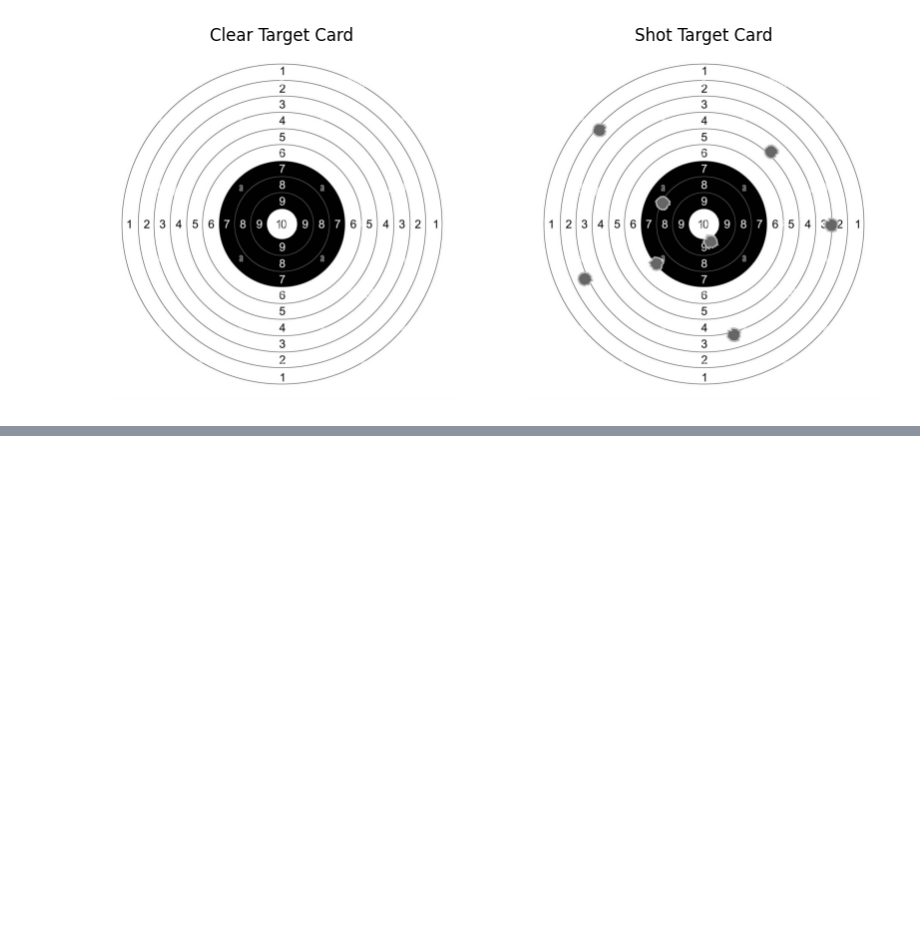
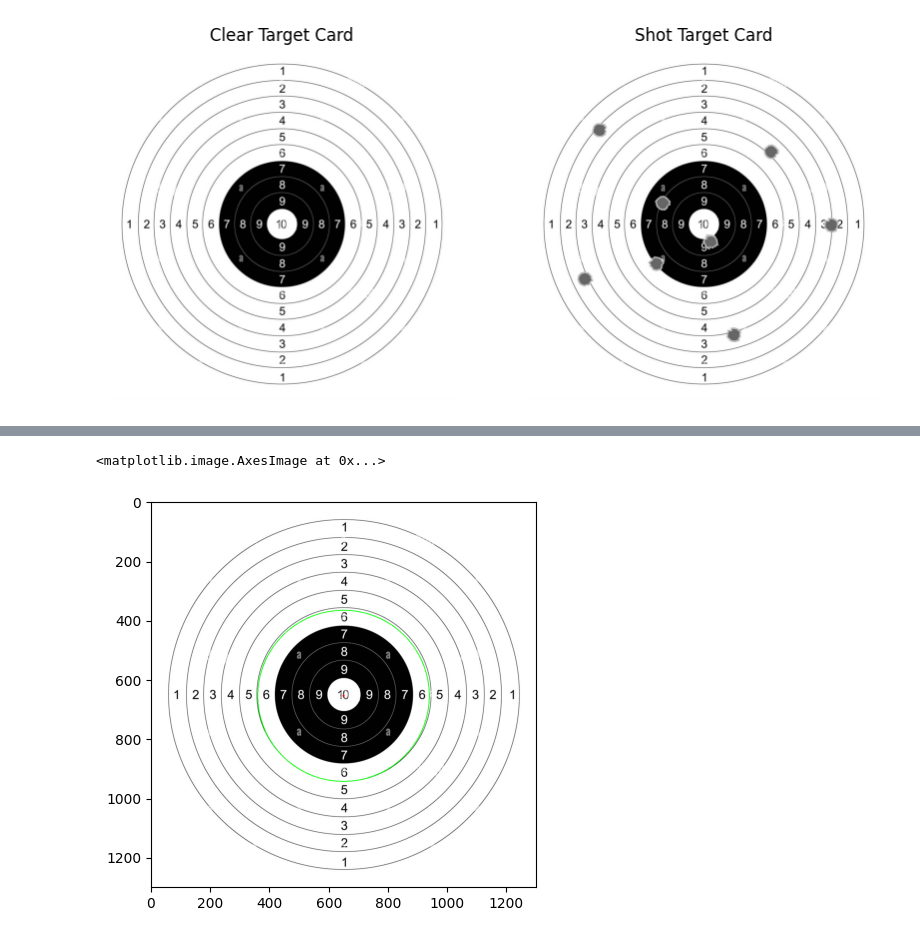
Before and after one commit to BrMrtn/GoogleColab, a Jupyter notebook: Képfeldolgozás/khf6_Lőlap.ipynb, the cells around one changed output, grey strips where cells are left out. Cells and saved outputs as stored; diff of their text form; code cells hidden in the pictures; blank space fills up the shorter version.

```diff
--- a/Képfeldolgozás/khf6_Lőlap.ipynb
+++ b/Képfeldolgozás/khf6_Lőlap.ipynb
@@ -72,0 +109,15 @@ axs.imshow(cv2.cvtColor(target_card, cv2.COLOR_BGR2RGB))
+# %%
+found_circles = cv2.HoughCircles(target_card, cv2.HOUGH_GRADIENT, 1, 1000, param1=200, param2=10, minRadius=5*56-10, maxRadius=5*56+10) # image, method, 1 (accumulator res = img res), minDist,
+found_circles = np.uint16(np.around(found_circles)) # típuskonverzió (ne legyen pl. 2.4-edik pixel)
+
+target_card4 = cv2.cvtColor(target_card, cv2.COLOR_GRAY2BGR)
+for i in found_circles[0, :]:
+  cv2.circle(target_card4, (i[0], i[1]), i[2], (0, 255, 0), 2)
+  cv2.circle(target_card4, (i[0], i[1]), 2, (0, 0, 255), 3)
+
+# show target card
+fig, axs = plt.subplots(1, 1, figsize=(10, 5))
+axs.imshow(cv2.cvtColor(target_card4, cv2.COLOR_BGR2RGB))
+# %% [output]
+<matplotlib.image.AxesImage at 0x...>
+[figure, added]
```
Also changed, not shown: parts of 12 cells of this notebook.
